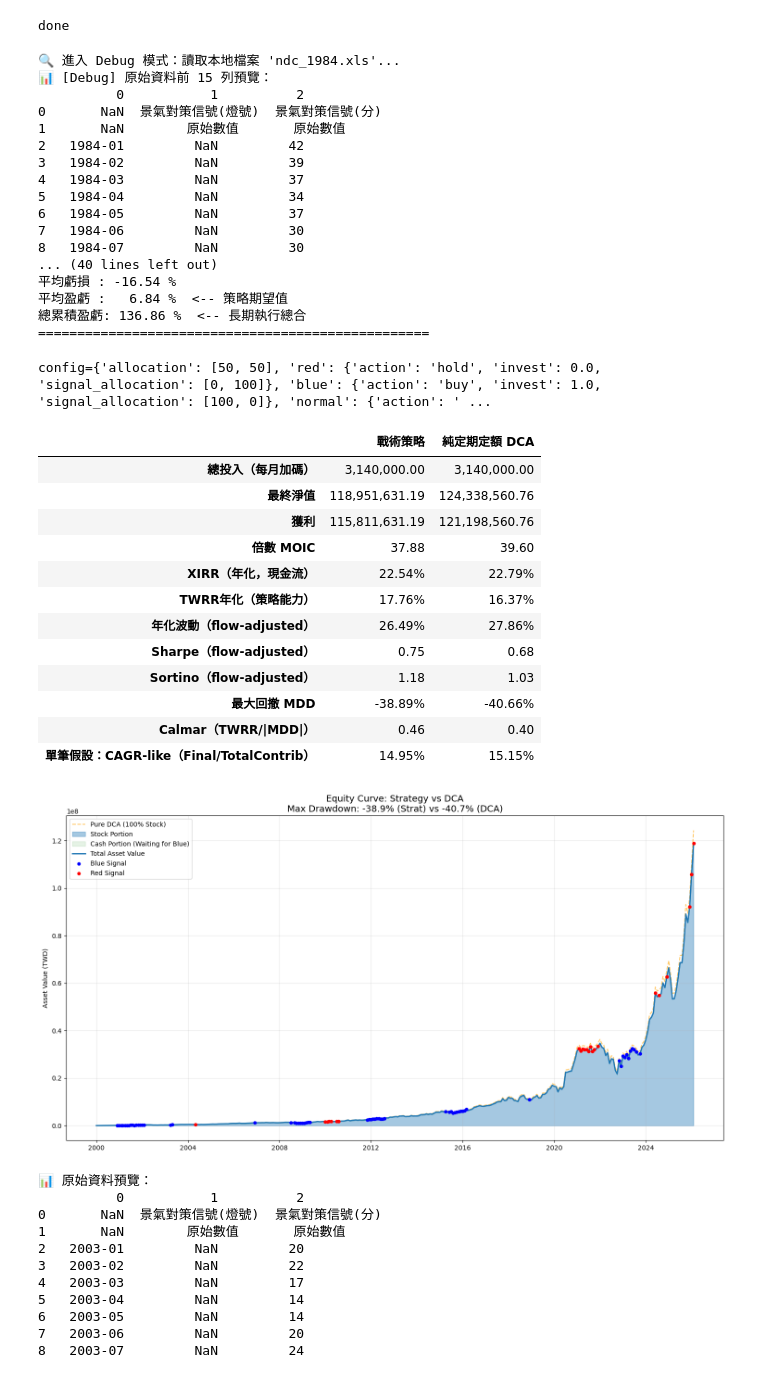
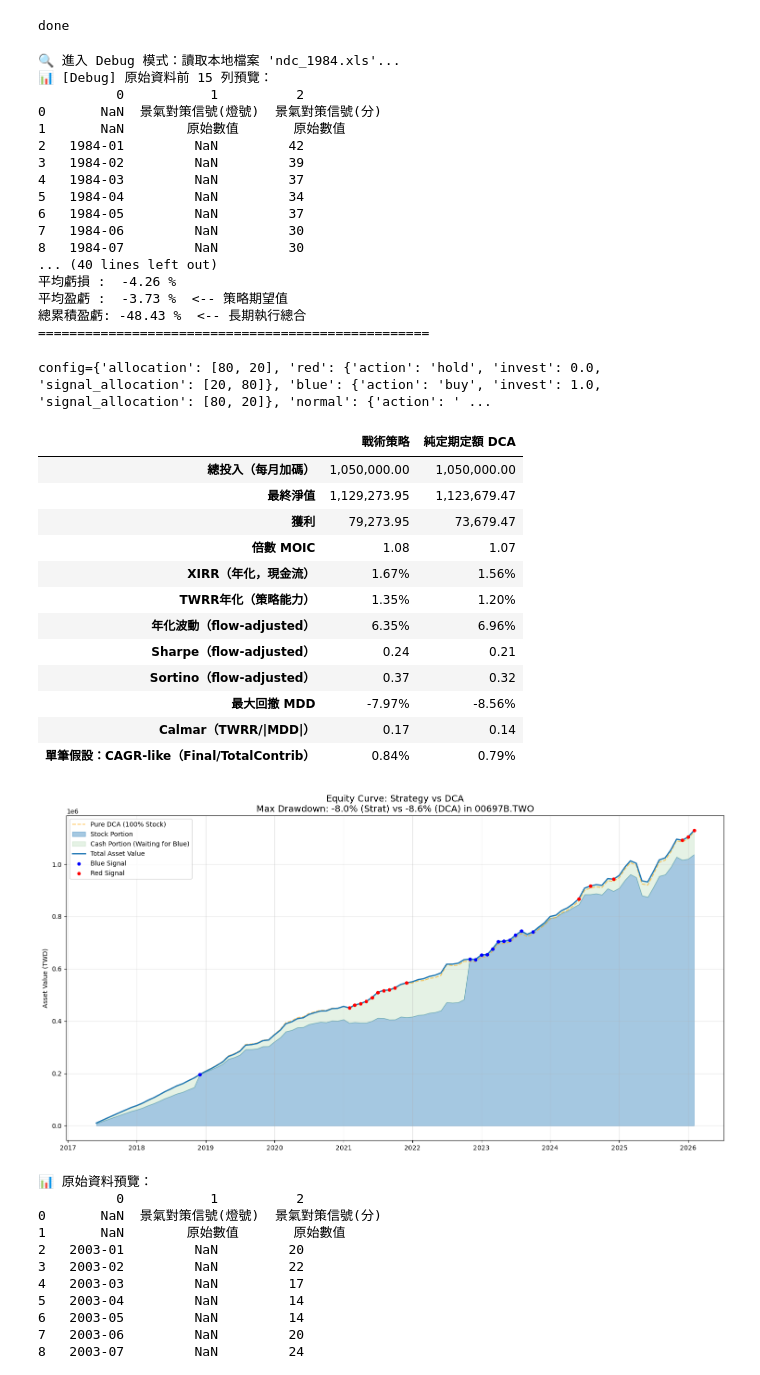
Before and after one commit to franktpmvu/taiwan_business_indicators, a Jupyter notebook: stock.ipynb, the cells around one changed output. Cells and saved outputs as stored; diff of their text form; code cells hidden in the pictures.

Commit message:
Add new param target to choose stock e.g. 0050 2330 00631L

```diff
--- a/stock.ipynb
+++ b/stock.ipynb
@@ -508,8 +704,10 @@ done
 # ==========================================
 # target ='0050.TW'
 # target ='00631L.TW'
-target ='2330.TW'
-raw_data = fetch_data_robust(start_year=1984, file_path='ndc_1984.xls', target = target)
+# target ='2330.TW'
+# target ='00697B.TWO'
+
+raw_data = fetch_data_robust(start_year=2015, file_path='ndc_1984.xls', target = target)
 
 if raw_data is not None:
     final_df = generate_signals(raw_data)
@@ -531,9 +729,9 @@ else:
 7   1984-06         NaN         30
 8   1984-07         NaN         30
 ... (40 lines left out)
-平均虧損 : -16.54 %
-平均盈虧 :   6.84 %  <-- 策略期望值
-總累積盈虧: 136.86 %  <-- 長期執行總合
+平均虧損 :  -4.26 %
+平均盈虧 :  -3.73 %  <-- 策略期望值
+總累積盈虧: -48.43 %  <-- 長期執行總合
 ==================================================
 # %%
 # config (dict): 策略配置字典，結構如下：
@@ -555,16 +753,16 @@ else:
 monthly_budget = 10000
 
 my_config = {
-    'allocation': [50, 50],         # [stock, cash]
+    'allocation': [80, 20],         # [stock, cash]
     'red': {
         'action': 'hold',
         'invest': 0.0,
-        'signal_allocation':[0, 100],
+        'signal_allocation':[20, 80],
     },
     'blue': {
         'action': 'buy',
         'invest': 1.0,
-        'signal_allocation':[100, 0],
+        'signal_allocation':[80, 20],
 
     },
     'normal': {
@@ -608,54 +806,54 @@ def fmt_metric(name, x):
         return f"{x:,.2f}"
     return str(x)
 
-print(f'config={my_config}, target={target}')
+print(f'config={my_config}, target={target}, first_year = {r['Date'][0]}')
 display(perf_matrix.apply(lambda col: [fmt_metric(idx, v) for idx, v in col.items()], axis=0))
 
 # 4. 視覺化：堆疊組成圖
 plt.figure(figsize=(15, 8))
 
 # 畫出基準線
 plt.plot(d['Date'], d['DCA_Value'], label='Pure DCA (100% Stock)', color='orange', linestyle='--', alpha=0.6)
 
 # 畫出策略組成 (用堆疊圖看 90% 現金)
 plt.fill_between(r['Date'], 0, r['Shares_Value'], label='Stock Portion', color='#1f77b4', alpha=0.4)
 plt.fill_between(r['Date'], r['Shares_Value'], r['Total_Value'], label='Cash Portion (Waiting for Blue)', color='green', alpha=0.1)
 plt.plot(r['Date'], r['Total_Value'], label='Total Asset Value', color='#1f77b4', linewidth=2)
 
 # 標註藍燈區域
 if 'Light' in r.columns:
     blue_days = r[r['Light'] == '藍']['Date']
     plt.scatter(blue_days, r.loc[r['Light'] == '藍', 'Total_Value'], color='blue', s=20, label='Blue Signal', zorder=5)
 
 if 'Light' in r.columns:
     red_days = r[r['Light'] == '紅']['Date']
     plt.scatter(red_days, r.loc[r['Light'] == '紅', 'Total_Value'], color='red', s=20, label='Red Signal', zorder=5)
 
 mdd_s = float(perf_matrix.loc["最大回撤 MDD", "戰術策略"])
 mdd_d = float(perf_matrix.loc["最大回撤 MDD", "純定期定額 DCA"])
 
-plt.title(f"Equity Curve: Strategy vs DCA\nMax Drawdown: {mdd_s:.1%} (Strat) vs {mdd_d:.1%} (DCA)", fontsize=14)
+plt.title(f"Equity Curve: Strategy vs DCA\nMax Drawdown: {mdd_s:.1%} (Strat) vs {mdd_d:.1%} (DCA) in {target}", fontsize=14)
 plt.ylabel("Asset Value (TWD)")
 plt.legend(loc='upper left')
 plt.grid(alpha=0.3)
 plt.tight_layout()
 plt.show()
 # %% [output]
-config={'allocation': [50, 50], 'red': {'action': 'hold', 'invest': 0.0, 'signal_allocation': [0, 100]}, 'blue': {'action': 'buy', 'invest': 1.0, 'signal_allocation': [100, 0]}, 'normal': {'action': ' ...
+config={'allocation': [80, 20], 'red': {'action': 'hold', 'invest': 0.0, 'signal_allocation': [20, 80]}, 'blue': {'action': 'buy', 'invest': 1.0, 'signal_allocation': [80, 20]}, 'normal': {'action': ' ...
 |  | 戰術策略 | 純定期定額 DCA |
-| 總投入（每月加碼） | 3,140,000.00 | 3,140,000.00 |
-| 最終淨值 | 118,951,631.19 | 124,338,560.76 |
-| 獲利 | 115,811,631.19 | 121,198,560.76 |
-| 倍數 MOIC | 37.88 | 39.60 |
-| XIRR（年化，現金流） | 22.54% | 22.79% |
-| TWRR年化（策略能力） | 17.76% | 16.37% |
-| 年化波動（flow-adjusted） | 26.49% | 27.86% |
-| Sharpe（flow-adjusted） | 0.75 | 0.68 |
-| Sortino（flow-adjusted） | 1.18 | 1.03 |
-| 最大回撤 MDD | -38.89% | -40.66% |
-| Calmar（TWRR/|MDD|） | 0.46 | 0.40 |
-| 單筆假設：CAGR-like（Final/TotalContrib） | 14.95% | 15.15% |
+| 總投入（每月加碼） | 1,050,000.00 | 1,050,000.00 |
+| 最終淨值 | 1,129,273.95 | 1,123,679.47 |
+| 獲利 | 79,273.95 | 73,679.47 |
+| 倍數 MOIC | 1.08 | 1.07 |
+| XIRR（年化，現金流） | 1.67% | 1.56% |
+| TWRR年化（策略能力） | 1.35% | 1.20% |
+| 年化波動（flow-adjusted） | 6.35% | 6.96% |
+| Sharpe（flow-adjusted） | 0.24 | 0.21 |
+| Sortino（flow-adjusted） | 0.37 | 0.32 |
+| 最大回撤 MDD | -7.97% | -8.56% |
+| Calmar（TWRR/|MDD|） | 0.17 | 0.14 |
+| 單筆假設：CAGR-like（Final/TotalContrib） | 0.84% | 0.79% |
-[figure, old version]
+[figure, new version]
 # %%
 import pandas as pd
 
```
Also changed, not shown: parts of 1 cell of this notebook, 1 other file.
